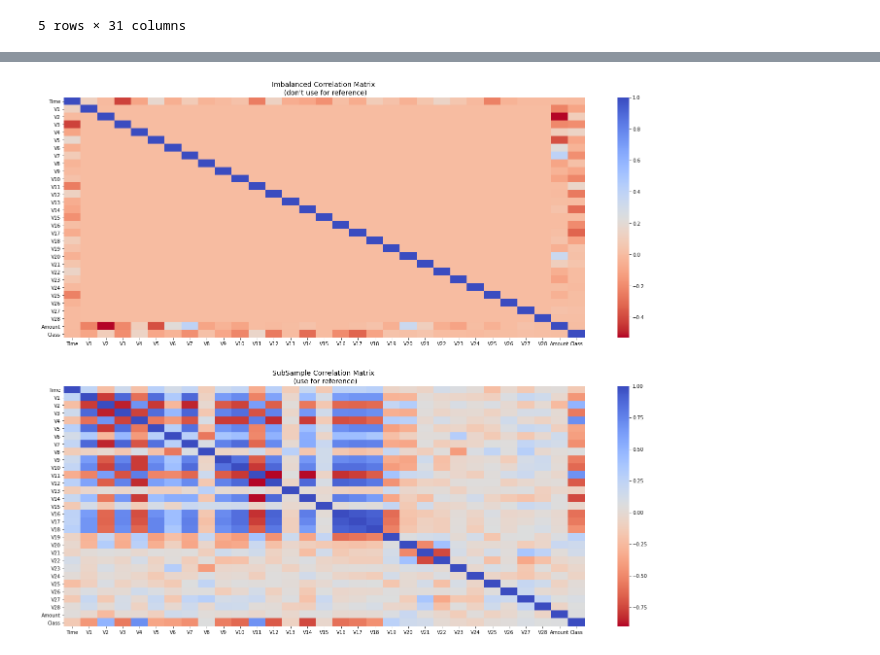
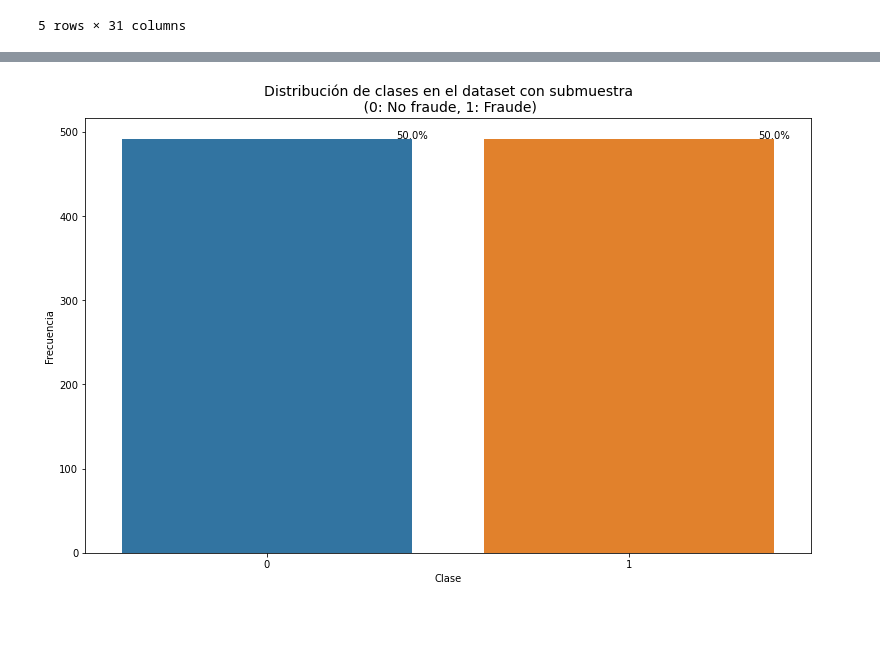
Before and after one commit to adrepd/TA-credit-card-fraud-detection, a Jupyter notebook: main.ipynb, the cells around one changed output, grey strips where cells are left out. Cells and saved outputs as stored; diff of their text form; code cells hidden in the pictures; blank space fills up the shorter version.

```diff
--- a/main.ipynb
+++ b/main.ipynb
@@ -128,17 +119,19 @@ Name: Class, dtype: float64
-# %%
-#https://www.kaggle.com/janiobachmann/credit-fraud-dealing-with-imbalanced-datasets
-
-, (ax1, ax2) = plt.subplots(2, 1, figsize=(24,20))
-
-# Entire DataFrame
-corr = df.corr()
-sns.heatmap(corr, cmap='coolwarm_r', annot_kws={'size':20}, ax=ax1)
-ax1.set_title("Imbalanced Correlation Matrix \n (don't use for reference)", fontsize=14)
-
-
-sub_sample_corr = new_df.corr()
-sns.heatmap(sub_sample_corr, cmap='coolwarm_r', annot_kws={'size':20}, ax=ax2)
-ax2.set_title('SubSample Correlation Matrix \n (use for reference)', fontsize=14)
-plt.show()
-# %% [output]
-[figure, removed]
+# %%
+#https://www.kaggle.com/janiobachmann/credit-fraud-dealing-with-imbalanced-datasets
+
+plt.figure(figsize=(13,8))
+total = new_df.shape[0]
+
+ax = sns.countplot('Class', data=new_df)
+ax.set(xlabel='Clase', ylabel='Frecuencia')
+#https://stackoverflow.com/questions/31632637/label-axes-on-seaborn-barplot
+for p in ax.patches:
+    percentage = '{:.1f}%'.format(100 * p.get_height()/total)
+    x = p.get_x() + p.get_width()
+    y = p.get_height()
+    ax.annotate(percentage, (x, y),ha='center')
+plt.title('Distribución de clases en el dataset con submuestra\n (0: No fraude, 1: Fraude)', fontsize=14)
+
+plt.savefig('./plots/dist_fraude.png')
+# %% [output]
+[figure, added]
```
Also changed, not shown: parts of 11 cells of this notebook, 6 other files.
